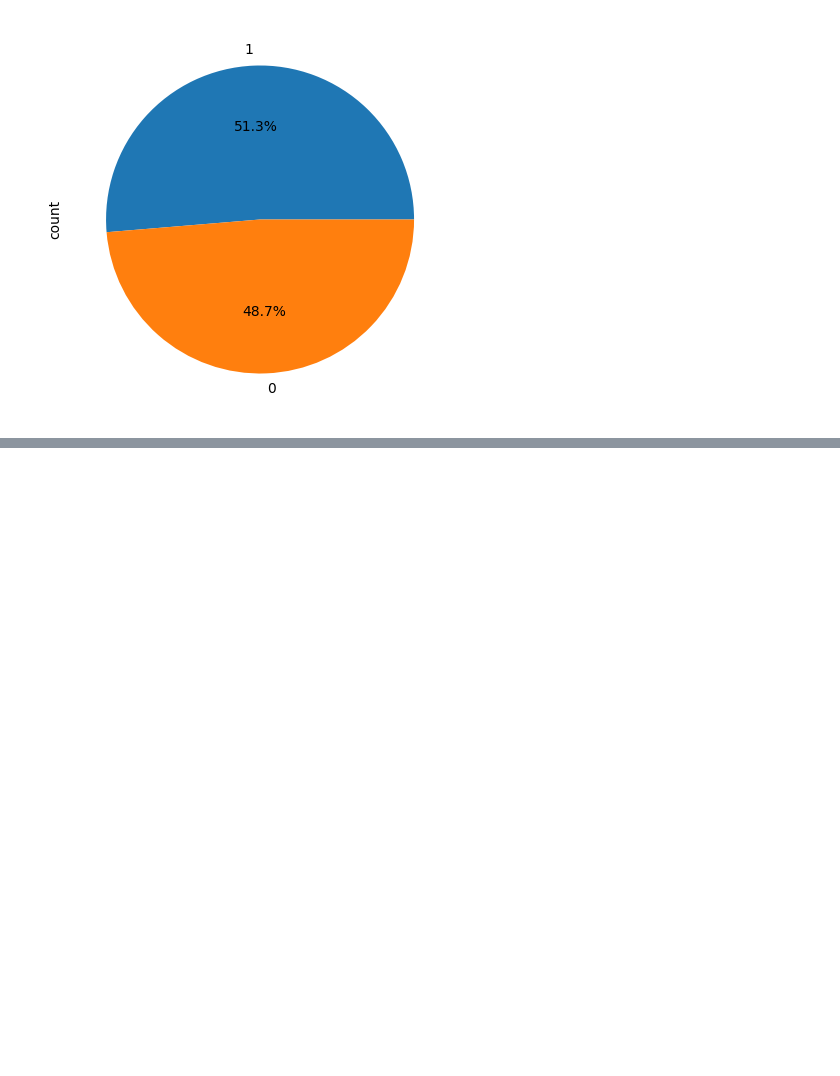
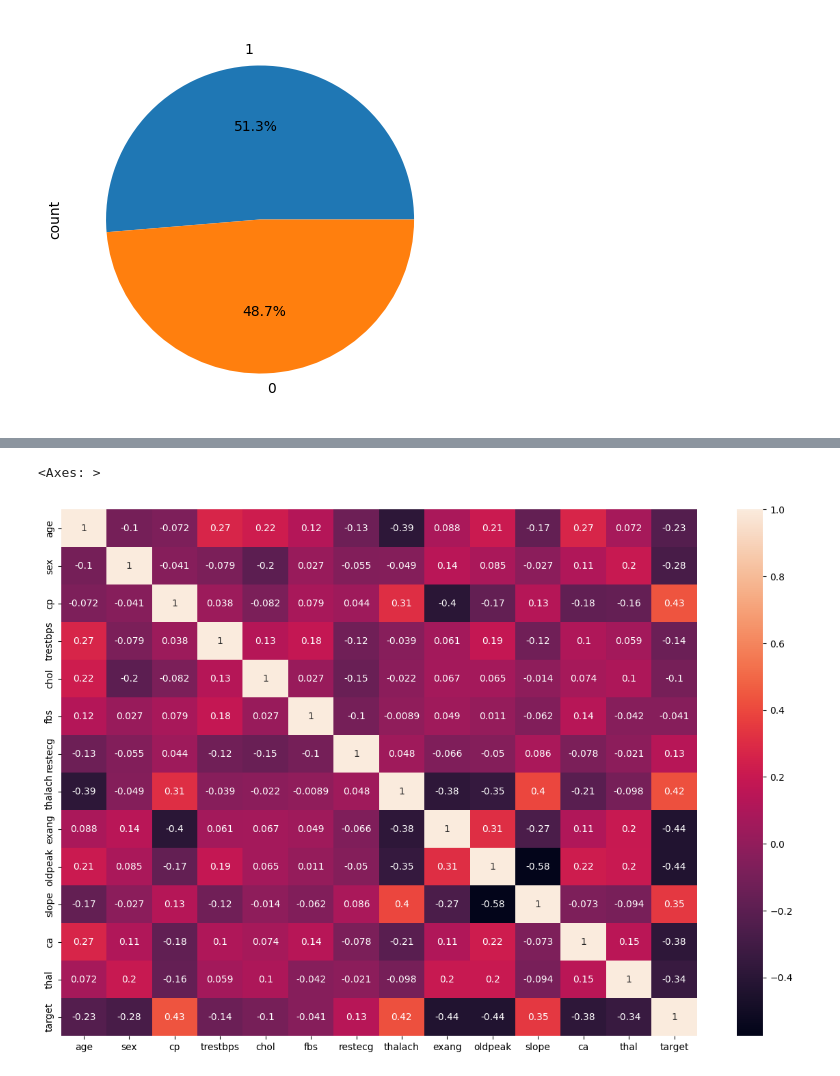
Before and after one commit to ShishirGTM32/Realtime-Disease-Diagnosis, a Jupyter notebook: heart_preprocessing.ipynb, the cells around one changed output, grey strips where cells are left out. Saved outputs shown, nothing was run; the diff lists cells and outputs as text; code cells hidden in the pictures; blank space fills up the shorter version.

```diff
--- a/heart_preprocessing.ipynb
+++ b/heart_preprocessing.ipynb
@@ -65,0 +115,6 @@ TypeError: 'Text' object is not callable
+# %%
+plt.figure(figsize=(15,10))
+sns.heatmap(df.corr(), annot=True)
+# %% [output]
+<Axes: >
+[figure, added]
```
Also changed, not shown: parts of 25 cells of this notebook.
